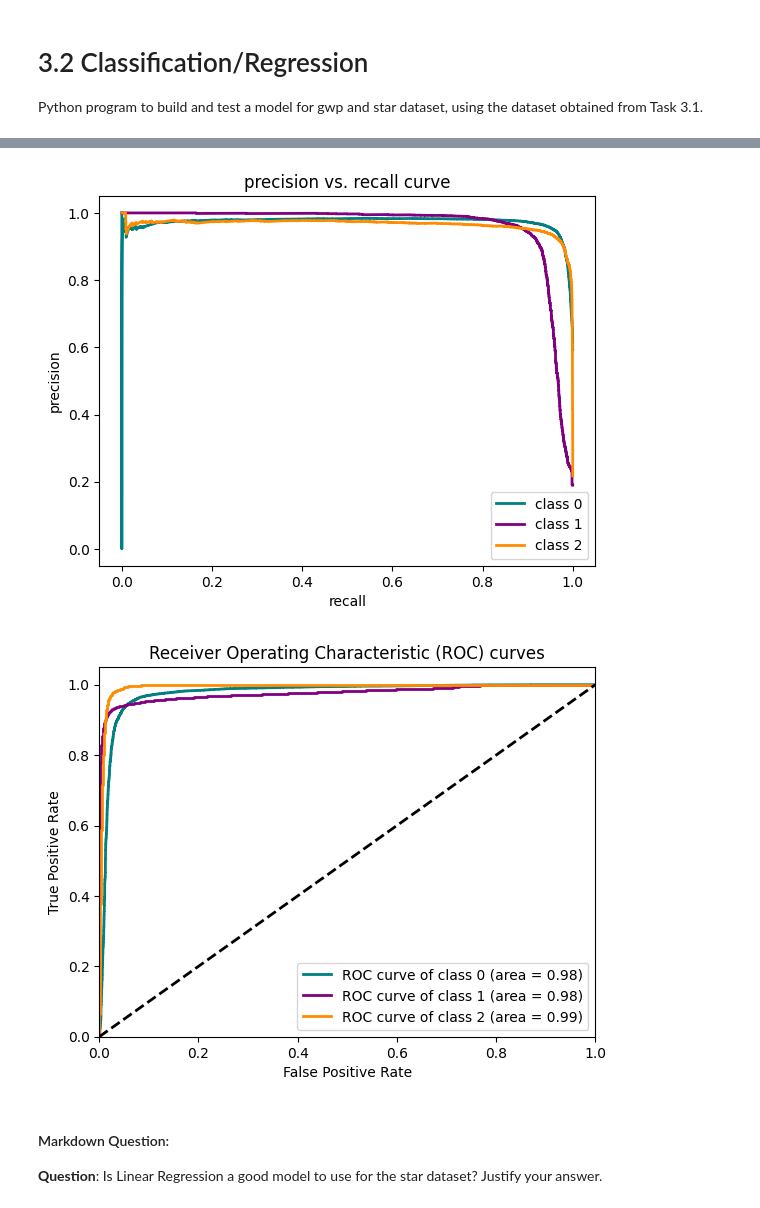
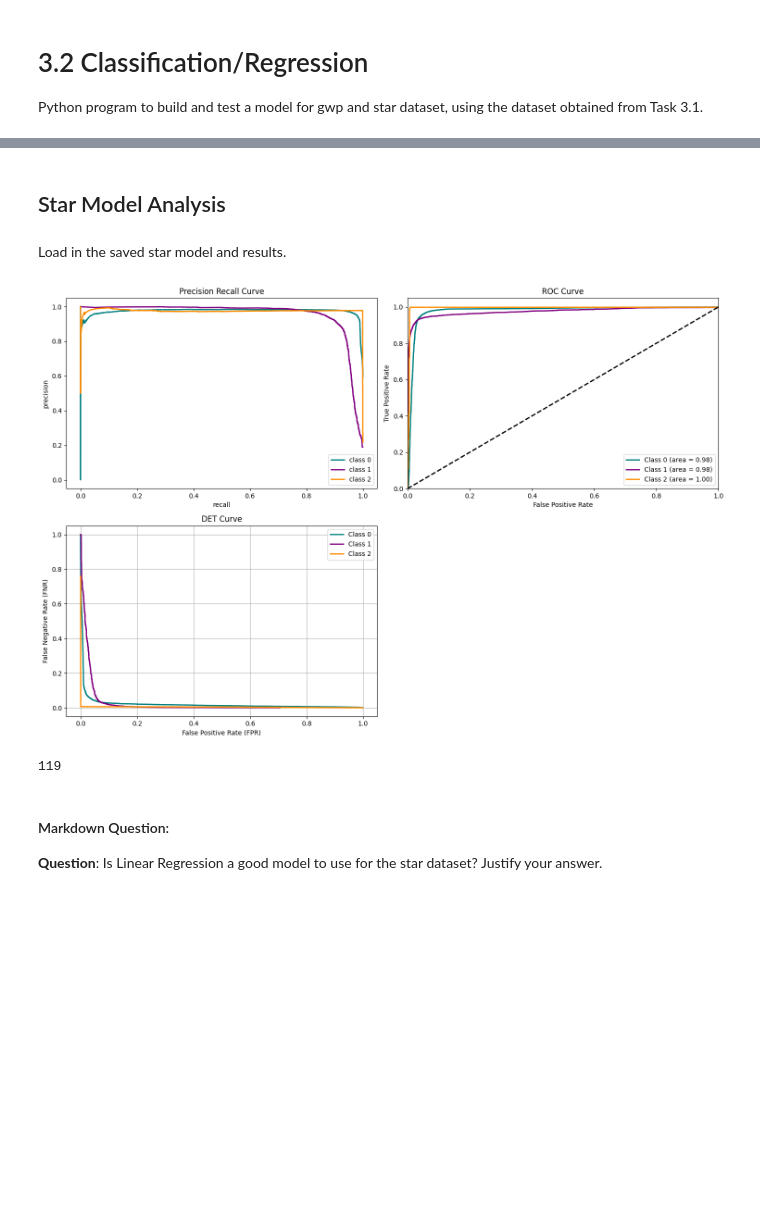
Before and after one commit to TNicko/DataMiningML, a Jupyter notebook: task3_2.ipynb, the cells around one changed output, grey strips where cells are left out. Drawn from its saved outputs; the diff is of its cells as text; code cells hidden in the pictures; blank space fills up the shorter version.

Commit message:
saved new models and new plot functions

```diff
--- a/task3_2.ipynb
+++ b/task3_2.ipynb
@@ -148,0 +152,4 @@ SVC(probability=True)
+# %% [markdown]
+## Star Model Analysis
+# %% [markdown]
+Load in the saved star model and results.
@@ -149,16 +160,21 @@ SVC(probability=True)
 # %%
-# Get the unique classes
 classes = np.unique(y_star_test)
-data_per_class = prepare_classification_predictions(star_model.model, X_star_test, y_star_test, classes)
+data_per_class = get_classification_prediction_data(star_model.model, X_star_test, y_star_test, classes)
 
-# Plot precision-recall curve
-plot_precision_recall_curve(data_per_class, classes)
-
-# Plot ROC curves
-plot_roc_curve(data_per_class, classes)
+plot_side_by_side(
+    lambda: plot_precision_recall_curve(data_per_class, classes),
+    lambda: plot_roc_curve(data_per_class, classes),
+    lambda: plot_det_curve(data_per_class, classes),
+    titles=['Precision Recall Curve', 'ROC Curve', 'DET Curve'],
+    num_cols=2,
+    figsize=(15, 10))
 # %% [output]
-[figure, old version]
+[figure, new version]
-[figure, removed]
+# %%
+star_configurations = star_model.get_configurations(sort_by='Score', n_results=None, ascending=False)
+len(star_configurations)
+# %% [output]
+119
 # %% [markdown]
 #### Markdown Question:
 **Question**: Is Linear Regression a good model to use for the star dataset? Justify your answer.
```
Also changed, not shown: parts of 20 cells of this notebook, 10 other files.
